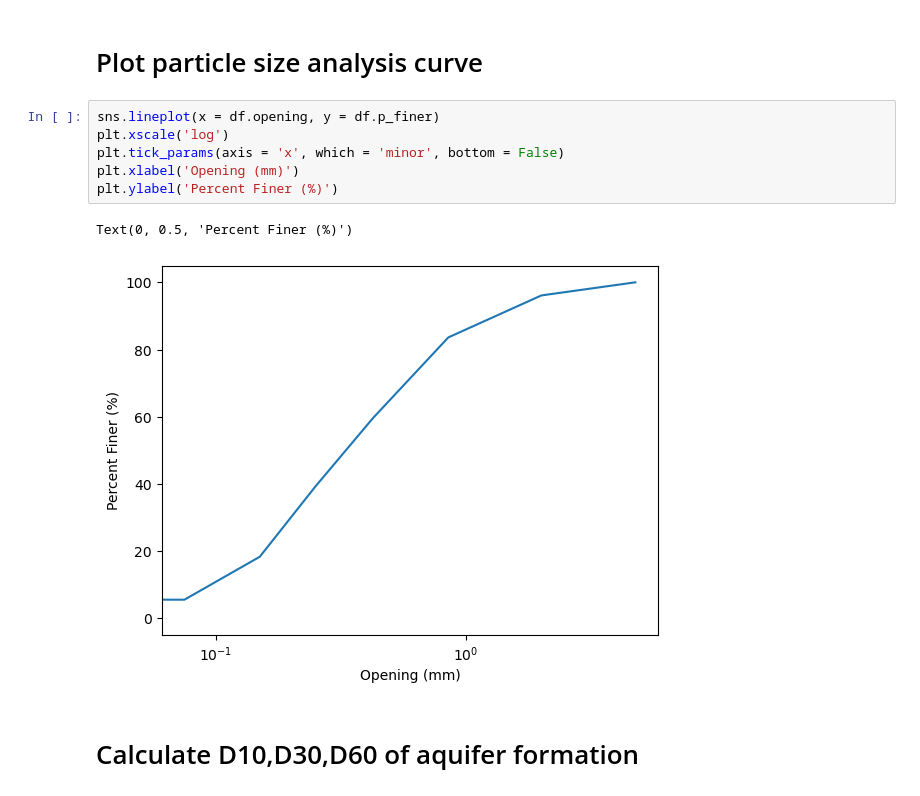
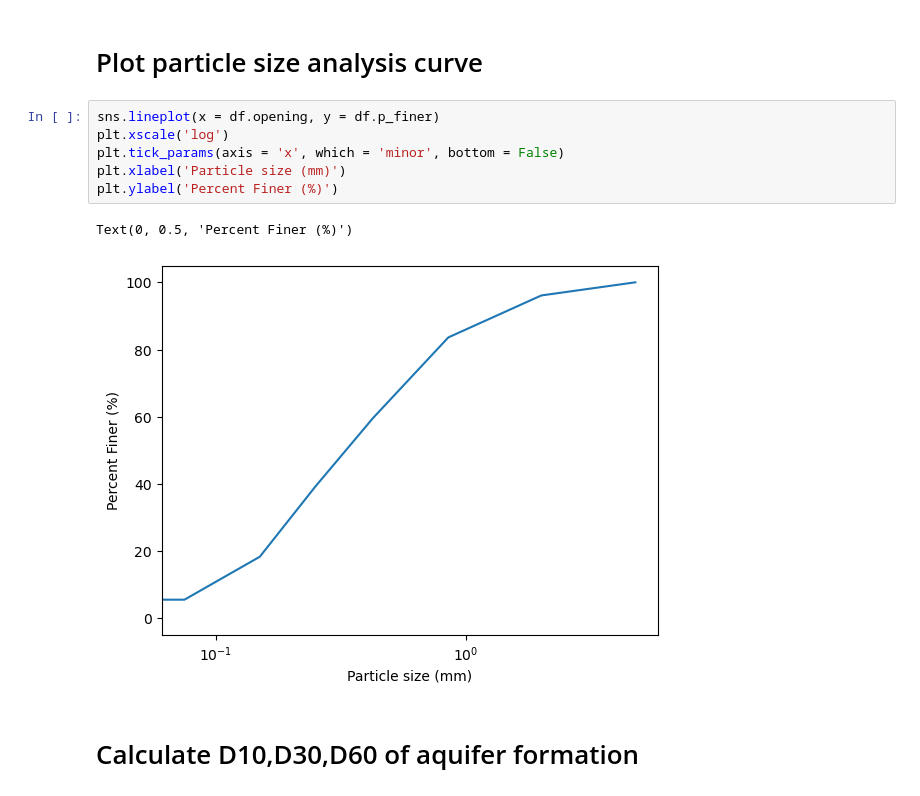
Before and after one commit to mirajus-salehin/well_design, a Jupyter notebook: main.ipynb, the cells around one changed output. Saved outputs shown, nothing was run; the diff lists cells and outputs as text.

```diff
--- a/main.ipynb
+++ b/main.ipynb
@@ -62,12 +62,12 @@ array([ 0.00000000e+00,  4.88514712e-02, -1.02197238e-02,  8.53135929e-04,
 # %%
 sns.lineplot(x = df.opening, y = df.p_finer)
 plt.xscale('log')
 plt.tick_params(axis = 'x', which = 'minor', bottom = False)
-plt.xlabel('Opening (mm)')
+plt.xlabel('Particle size (mm)')
 plt.ylabel('Percent Finer (%)')
 # %% [output]
 Text(0, 0.5, 'Percent Finer (%)')
-[figure, old version]
+[figure, new version]
 # %% [markdown]
 # Calculate D10,D30,D60 of aquifer formation
 # %%
```
Also changed, not shown: parts of 4 cells of this notebook.
